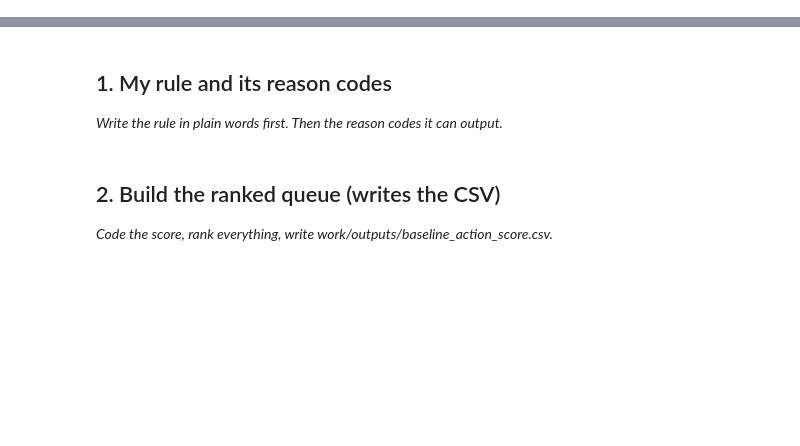
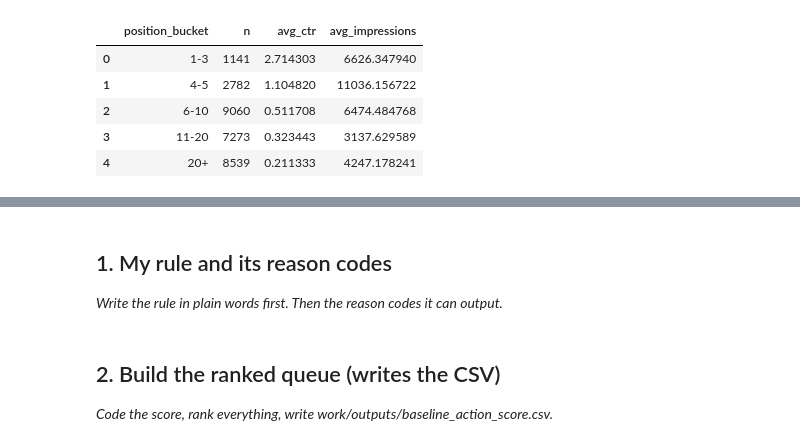
Before and after one commit to Manjit-yadav/flyrank-ml-internship, a Jupyter notebook: work/notebooks/w04_baseline_score.ipynb, the cells around one changed output, grey strips where cells are left out. Cells and saved outputs as stored; diff of their text form; code cells hidden in the pictures; blank space fills up the shorter version.

```diff
--- a/work/notebooks/w04_baseline_score.ipynb
+++ b/work/notebooks/w04_baseline_score.ipynb
@@ -8,0 +54,25 @@ This skeleton is yours to fill. Work the sections **in order** — each one has
+# %%
+df["position_bucket"] = pd.cut(
+    df["avg_position"],
+    bins=[0, 3, 5, 10, 20, np.inf],
+    labels=["1-3", "4-5", "6-10", "11-20", "20+"]
+)
+
+position_check = (
+    df.groupby("position_bucket", observed=True)
+      .agg(
+          n=("content_id", "count"),
+          avg_ctr=("ctr", "mean"),
+          avg_impressions=("impressions_90d", "mean")
+      )
+      .reset_index()
+)
+
+position_check
+# %% [output]
+|  | position_bucket | n | avg_ctr | avg_impressions |
+| 0 | 1-3 | 1141 | 2.714303 | 6626.347940 |
+| 1 | 4-5 | 2782 | 1.104820 | 11036.156722 |
+| 2 | 6-10 | 9060 | 0.511708 | 6474.484768 |
+| 3 | 11-20 | 7273 | 0.323443 | 3137.629589 |
+| 4 | 20+ | 8539 | 0.211333 | 4247.178241 |
```
Also changed, not shown: parts of 9 cells of this notebook.
